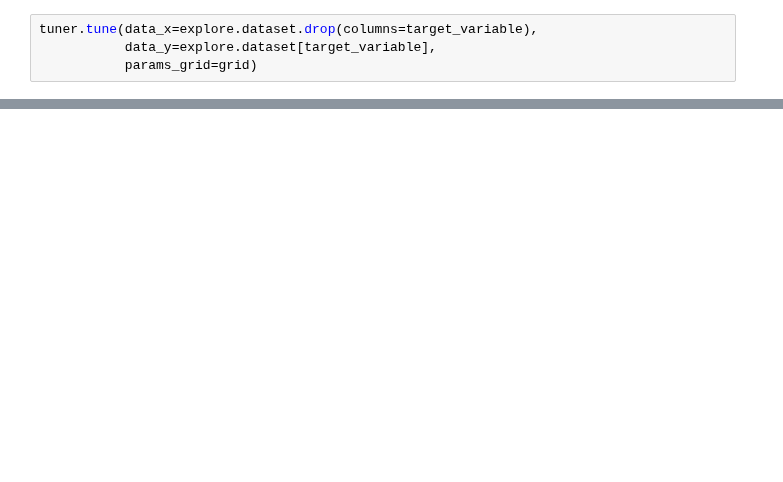
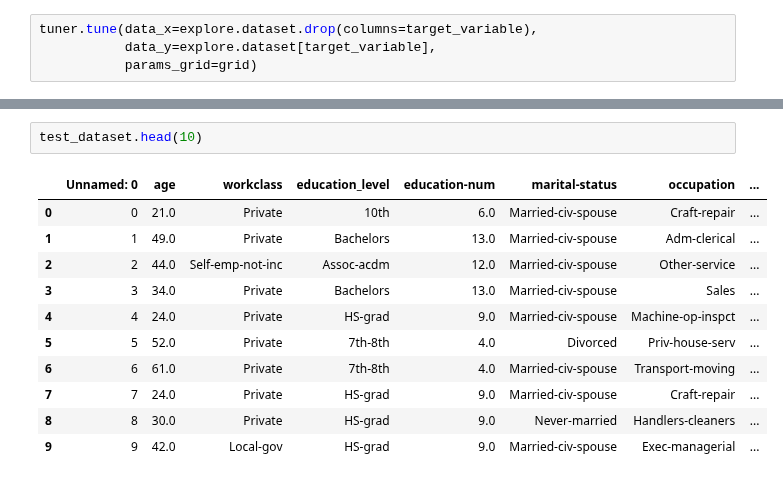
Before and after one commit to shane-kercheval/udacity, a Jupyter notebook: data_scientist_nanodegree/projects/p1_charityml/custom/oo-learning tuning XGB.ipynb, the cells around one changed output, grey strips where cells are left out. Cells and saved outputs as stored; diff of their text form; blank space fills up the shorter version.

```diff
--- a/data_scientist_nanodegree/projects/p1_charityml/custom/oo-learning tuning XGB.ipynb
+++ b/data_scientist_nanodegree/projects/p1_charityml/custom/oo-learning tuning XGB.ipynb
@@ -138,0 +246,14 @@ tuner.results.plot_resampled_scores(score_name='BINARY_AUC')
+# %%
+test_dataset.head(10)
+# %% [output]
+|  | Unnamed: 0 | age | workclass | education_level | education-num | marital-status | occupation | ... |
+| 0 | 0 | 21.0 | Private | 10th | 6.0 | Married-civ-spouse | Craft-repair | ... |
+| 1 | 1 | 49.0 | Private | Bachelors | 13.0 | Married-civ-spouse | Adm-clerical | ... |
+| 2 | 2 | 44.0 | Self-emp-not-inc | Assoc-acdm | 12.0 | Married-civ-spouse | Other-service | ... |
+| 3 | 3 | 34.0 | Private | Bachelors | 13.0 | Married-civ-spouse | Sales | ... |
+| 4 | 4 | 24.0 | Private | HS-grad | 9.0 | Married-civ-spouse | Machine-op-inspct | ... |
+| 5 | 5 | 52.0 | Private | 7th-8th | 4.0 | Divorced | Priv-house-serv | ... |
+| 6 | 6 | 61.0 | Private | 7th-8th | 4.0 | Married-civ-spouse | Transport-moving | ... |
+| 7 | 7 | 24.0 | Private | HS-grad | 9.0 | Married-civ-spouse | Craft-repair | ... |
+| 8 | 8 | 30.0 | Private | HS-grad | 9.0 | Never-married | Handlers-cleaners | ... |
+| 9 | 9 | 42.0 | Local-gov | HS-grad | 9.0 | Married-civ-spouse | Exec-managerial | ... |
```
Also changed, not shown: parts of 17 cells of this notebook, 4 other files.
